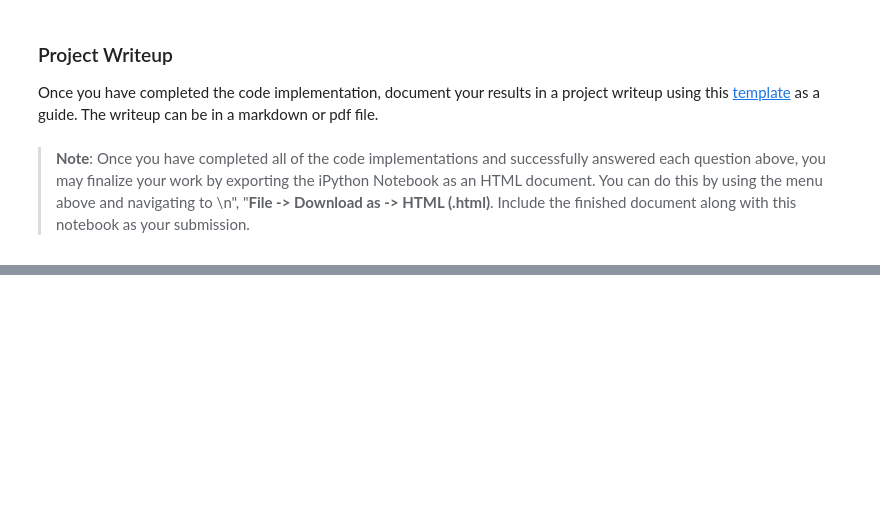
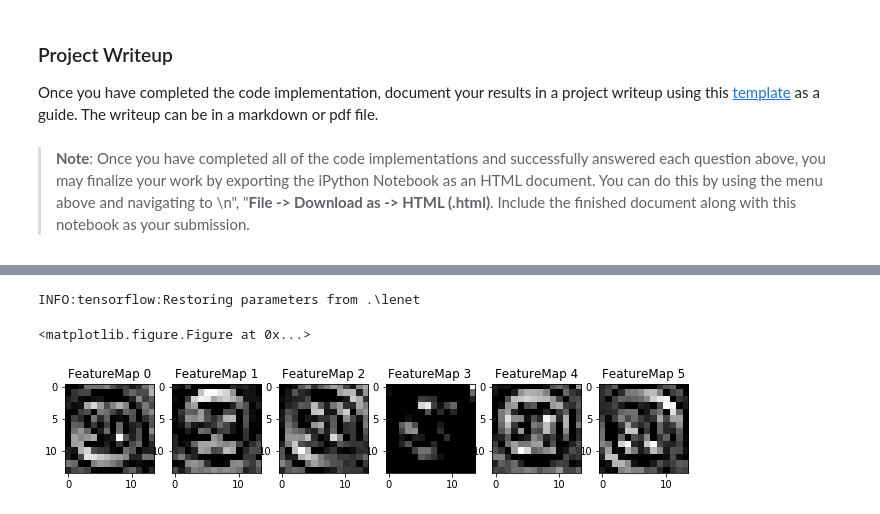
Before and after one commit to nickpoerio/CarND-Traffic-Sign-Classifier-Project, a Jupyter notebook: Traffic_Sign_Classifier.ipynb, the cells around one changed output, grey strips where cells are left out. Cells and saved outputs as stored; diff of their text form; code cells hidden in the pictures; blank space fills up the shorter version.

```diff
--- a/Traffic_Sign_Classifier.ipynb
+++ b/Traffic_Sign_Classifier.ipynb
@@ -371,7 +371,7 @@ def LeNet(x,keep_prob):
 
     # TODO: Activation.
     fc1=tf.nn.relu(fc1)
-    fc1 = tf.nn.dropout(fc1, keep_prob)
+    fc1 = tf.nn.dropout(fc1, keep_prob, seed=1)
 
     # TODO: Layer 4: Fully Connected. Input = 120. Output = 84.
     fc2_W=tf.Variable(tf.truncated_normal((120,84),mean=mu,stddev=sigma),name='W_fc2')
@@ -380,14 +380,14 @@ def LeNet(x,keep_prob):
 
     # TODO: Activation.
     fc2=tf.nn.relu(fc2)
-    fc2 = tf.nn.dropout(fc2, keep_prob)
+    fc2 = tf.nn.dropout(fc2, keep_prob, seed=2)
 
     # TODO: Layer 5: Fully Connected. Input = 84. Output = n_classes.
     fc3_W=tf.Variable(tf.truncated_normal((84,n_classes),mean=mu,stddev=sigma),name='W_fc3')
     fc3_b=tf.Variable(tf.zeros(n_classes),name='b_fc3')
     logits=tf.add(tf.matmul(fc2,fc3_W),fc3_b)
 
-    return logits
+    return logits,conv1,conv2,fc1,fc2
 # %% [markdown]
 ### Train, Validate and Test the Model
 # %% [markdown]
@@ -399,7 +399,7 @@ sets imply underfitting. A high accuracy on the training set but low accuracy on
 ### Once a final model architecture is selected,
 ### the accuracy on the test set should be calculated and reported as well.
 ### Feel free to use as many code cells as needed.
-
+from sklearn.metrics import precision_score, recall_score, f1_score
 
 EPOCHS = 2
 BATCH_SIZE = 128
@@ -410,8 +410,8 @@ one_hot_y = tf.one_hot(y, n_classes)
 keep_prob = tf.placeholder(tf.float32, (None))
 
 #training pipeline
-rate = 0.01
-logits = LeNet(x,keep_prob)
+rate = 0.001
+logits,conv1,conv2,fc1,fc2 = LeNet(x,keep_prob)
 cross_entropy = tf.nn.softmax_cross_entropy_with_logits_v2(labels=one_hot_y, logits=logits)
 loss_operation = tf.reduce_mean(cross_entropy)
 optimizer = tf.train.AdamOptimizer(learning_rate = rate)
@@ -452,7 +452,12 @@ with tf.Session() as sess:
         print("Validation Accuracy = {:.3f}".format(validation_accuracy))
         print()
     test_accuracy = evaluate(X_test_n, y_test)
-    print("Test Accuracy = {:.3f}".format(accuracy))
+    print("Test Accuracy = {:.3f}".format(test_accuracy))
+    test_prediction = sess.run(tf.argmax(logits, 1), feed_dict={x: X_test_n, y: y_test, keep_prob: 1.})
+    for i in range(n_classes):
+
+        print("Test Precision for class {}= {:.3f}".format(i,precision_score(y_test==i,test_prediction==i)))
+        print("Test Recall for class {}= {:.3f}".format(i,recall_score(y_test==i,test_prediction==i)))
 
     saver.save(sess, './lenet')
     print("Model saved")
@@ -522,9 +535,9 @@ INFO:tensorflow:Restoring parameters from .\lenet
 # %%
 ### Calculate the accuracy for these 5 new images.
 ### For example, if the model predicted 1 out of 5 signs correctly, it's 20% accurate on these new images.
+y_true = [1, 14, 4, 33, 25]
 with tf.Session() as sess:
     saver.restore(sess, tf.train.latest_checkpoint('.'))
-    accuracy = sess.run(accuracy_operation,feed_dict={x: newfig1,y:[1, 14, 4, 33, 25], keep_prob: 1.})
-    print("New Test Accuracy = {:.3f}".format(accuracy))
+    accuracy = sess.run(accuracy_operation,feed_dict={x: newfig1,y: y_true, keep_prob: 1.})
 # %% [output]
 INFO:tensorflow:Restoring parameters from .\lenet
@@ -648,3 +664,13 @@ def outputFeatureMap(image_input, tf_activation, activation_min=-1, activation_m
             plt.imshow(activation[0,:,:, featuremap], interpolation="nearest", vmin=activation_min, cmap="gray")
         else:
             plt.imshow(activation[0,:,:, featuremap], interpolation="nearest", cmap="gray")
+# %%
+#plot layer 1
+with tf.Session() as sess:
+    saver.restore(sess, tf.train.latest_checkpoint('.'))
+    plt.figure(0)
+    outputFeatureMap(np.expand_dims(newfig1[0],axis=0), conv1, activation_min=-1, activation_max=-1 ,plt_num=1)
+# %% [output]
+INFO:tensorflow:Restoring parameters from .\lenet
+<matplotlib.figure.Figure at 0x...>
+[figure, added]
```
Also changed, not shown: parts of 5 cells of this notebook, 4 other files.
